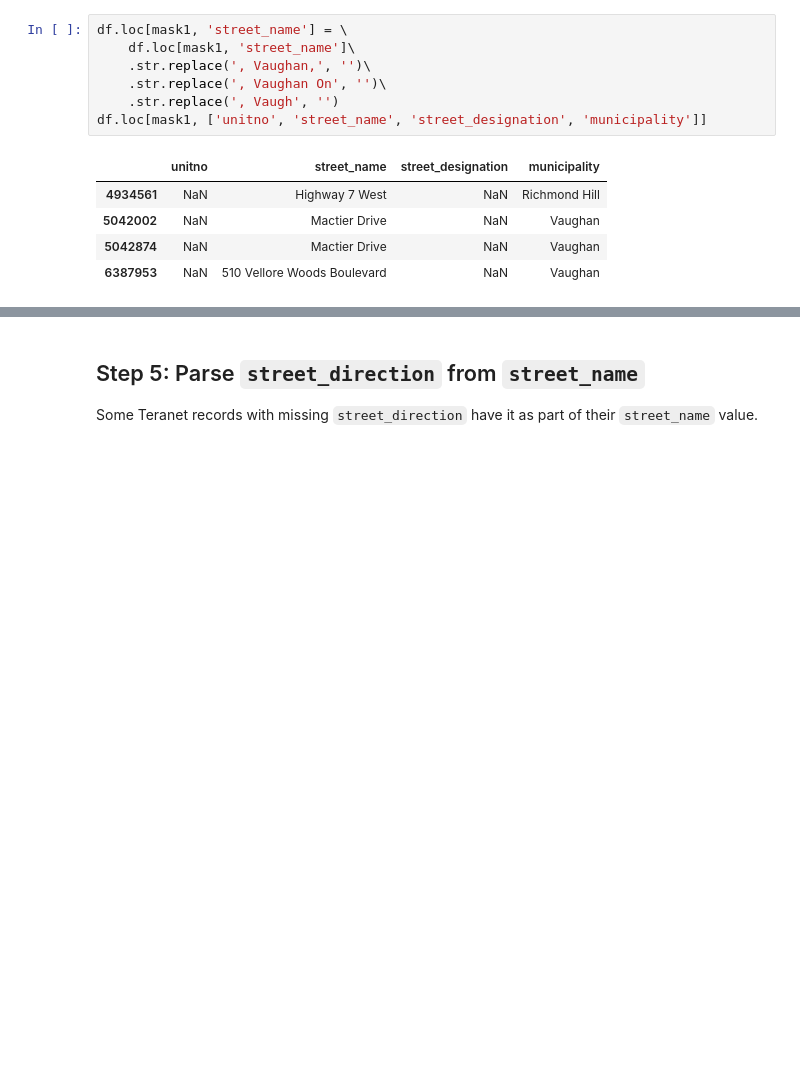
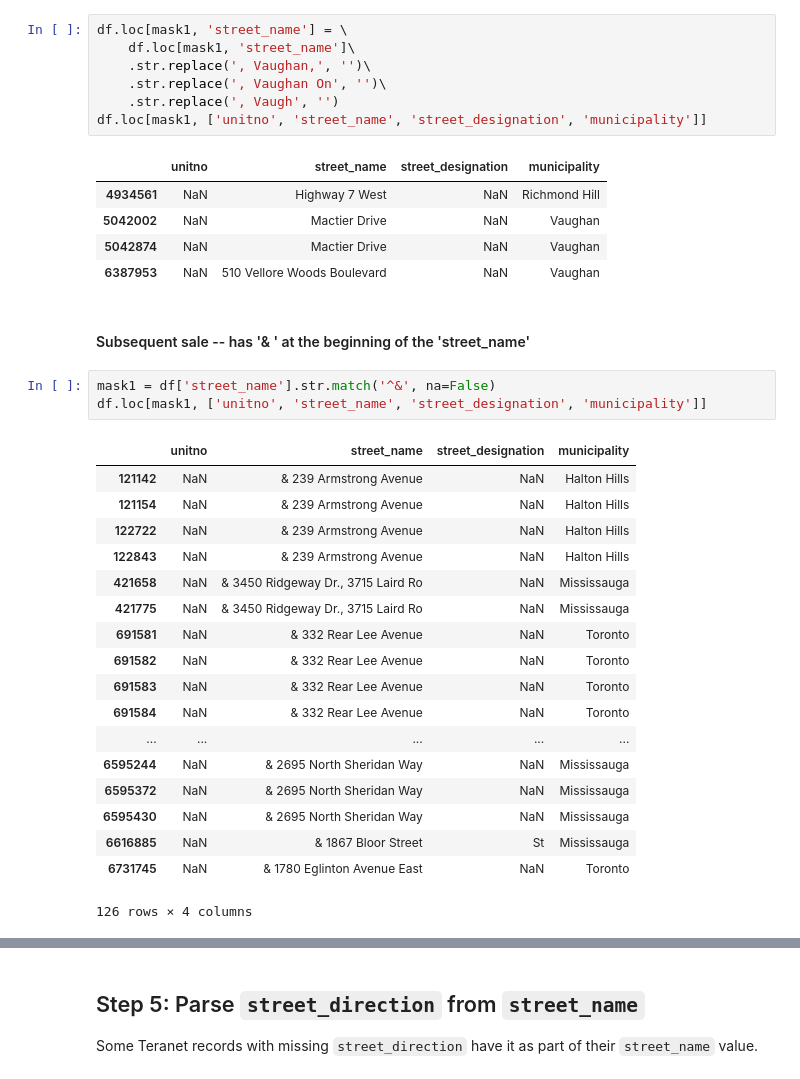
Before and after one commit to stepan-o/geo, a Jupyter notebook: notebooks/2.scrub/2.2_teranet_consistency.ipynb, the cells around one changed output, grey strips where cells are left out. Drawn from its saved outputs; the diff is of its cells as text; blank space fills up the shorter version.

```diff
--- a/notebooks/2.scrub/2.2_teranet_consistency.ipynb
+++ b/notebooks/2.scrub/2.2_teranet_consistency.ipynb
@@ -562,3 +562,27 @@ df.loc[mask1, ['unitno', 'street_name', 'street_designation', 'municipality']]
 | 5042002 | NaN | Mactier Drive | NaN | Vaughan |
 | 5042874 | NaN | Mactier Drive | NaN | Vaughan |
 | 6387953 | NaN | 510 Vellore Woods Boulevard | NaN | Vaughan |
+# %% [markdown]
+#### Subsequent sale -- has '& ' at the beginning of the 'street_name'
+# %%
+mask1 = df['street_name'].str.match('^&', na=False)
+df.loc[mask1, ['unitno', 'street_name', 'street_designation', 'municipality']]
+# %% [output]
+|  | unitno | street_name | street_designation | municipality |
+| 121142 | NaN | & 239 Armstrong Avenue | NaN | Halton Hills |
+| 121154 | NaN | & 239 Armstrong Avenue | NaN | Halton Hills |
+| 122722 | NaN | & 239 Armstrong Avenue | NaN | Halton Hills |
+| 122843 | NaN | & 239 Armstrong Avenue | NaN | Halton Hills |
+| 421658 | NaN | & 3450 Ridgeway Dr., 3715 Laird Ro | NaN | Mississauga |
+| 421775 | NaN | & 3450 Ridgeway Dr., 3715 Laird Ro | NaN | Mississauga |
+| 691581 | NaN | & 332 Rear Lee Avenue | NaN | Toronto |
+| 691582 | NaN | & 332 Rear Lee Avenue | NaN | Toronto |
+| 691583 | NaN | & 332 Rear Lee Avenue | NaN | Toronto |
+| 691584 | NaN | & 332 Rear Lee Avenue | NaN | Toronto |
+| ... | ... | ... | ... | ... |
+| 6595244 | NaN | & 2695 North Sheridan Way | NaN | Mississauga |
+| 6595372 | NaN | & 2695 North Sheridan Way | NaN | Mississauga |
+| 6595430 | NaN | & 2695 North Sheridan Way | NaN | Mississauga |
+| 6616885 | NaN | & 1867 Bloor Street | St | Mississauga |
+| 6731745 | NaN | & 1780 Eglinton Avenue East | NaN | Toronto |
+126 rows × 4 columns
```
Also changed, not shown: parts of 8 cells of this notebook.
